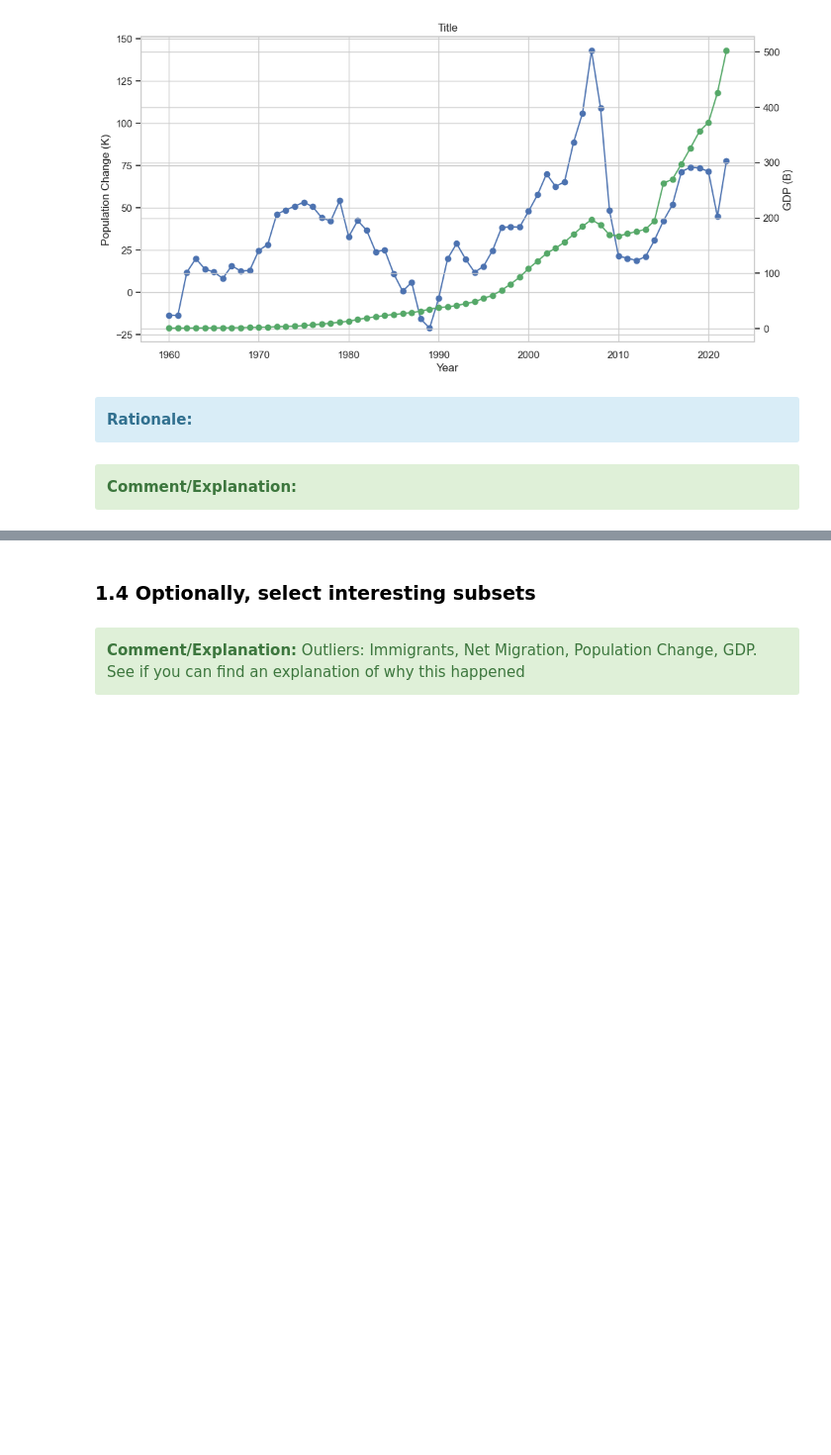
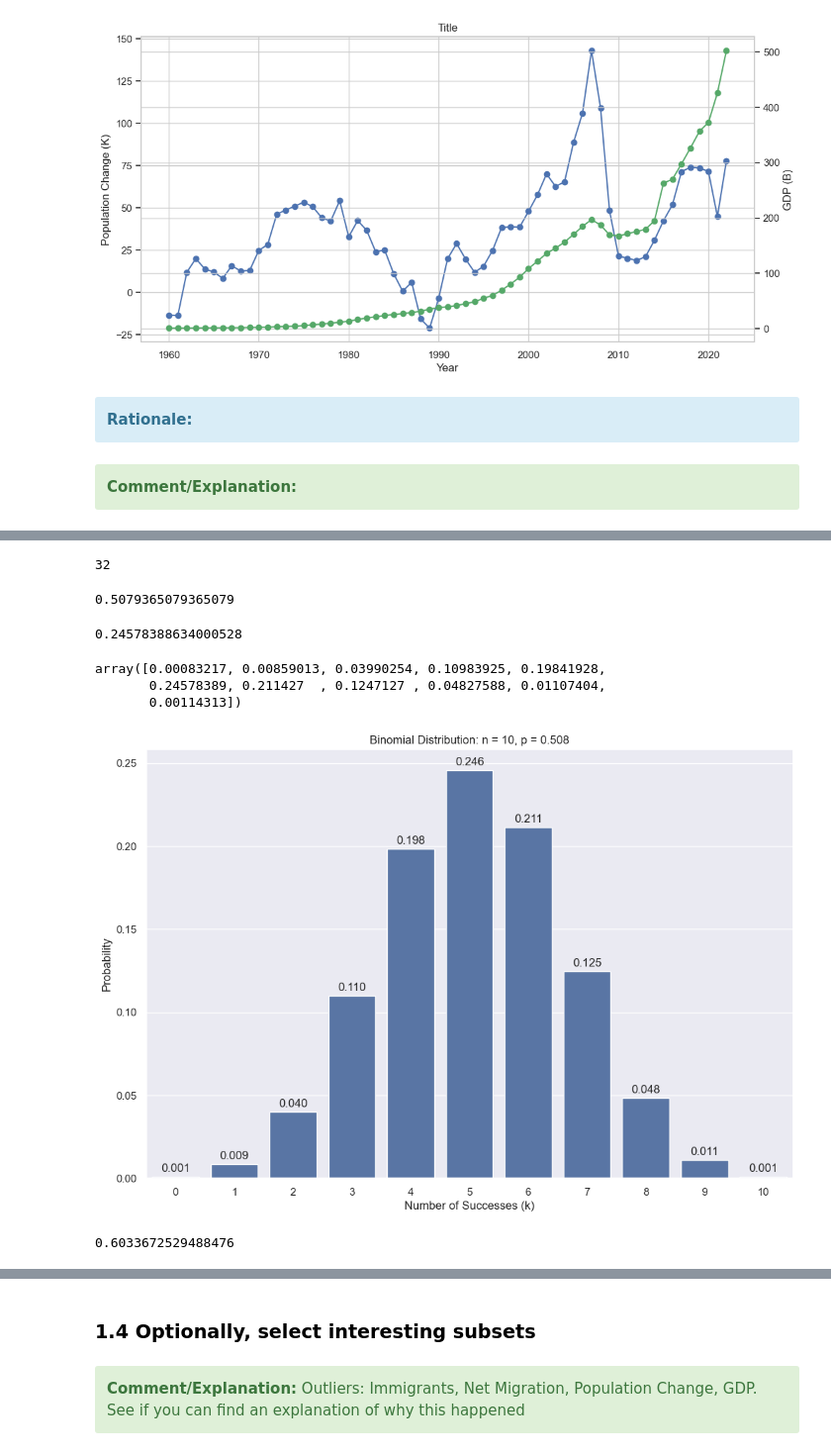
Before and after one commit to sba23014/cct_msc_data_analytics, a Jupyter notebook: s1_ca1/MSC_DA_CA1_final.ipynb, the cells around one changed output, grey strips where cells are left out. Shown at 99% size. Cells and saved outputs as stored; diff of their text form; code cells hidden in the pictures; blank space fills up the shorter version.

```diff
--- a/s1_ca1/MSC_DA_CA1_final.ipynb
+++ b/s1_ca1/MSC_DA_CA1_final.ipynb
@@ -1261,0 +1265,57 @@ plt.show()
+# %%
+# Calculate no. years with positive net migration
+positive_migration = merged_df[merged_df['Net Migration (K)'] > 0].shape[0]
+
+# Validate results
+positive_migration
+# %% [output]
+32
+# %%
+# Total number of 'Years' in dataset
+n = 63
+
+# Calculate probability of a year with 'positive' migration
+p = positive_migration / n
+
+# Validate results
+p
+# %% [output]
+0.5079365079365079
+# %%
+# Calculate probability of 'Net Migration' being positive exactly 5 Years in a 10 Year sample
+binom.pmf(k = 5, n = 10, p = p)
+# %% [output]
+0.24578388634000528
+# %%
+# Want to expand it see the probability for a range of k values given a fixed sample
+# Binomial probablity that 'Net Migration' will be positive in exactly 'k' number of years
+k_range = np.arange(0, 11)
+
+# Re-run my binomial function for the range of k_values & assign to new variable
+pmf_range = binom.pmf(k = k_range, n = 10, p = p)
+
+# Validate the pmf values
+pmf_range
+# %% [output]
+array([0.00083217, 0.00859013, 0.03990254, 0.10983925, 0.19841928,
+       0.24578389, 0.211427  , 0.1247127 , 0.04827588, 0.01107404,
+       0.00114313])
+# %%
+# Plot the binomial probabilities using a bar chart
+plt.figure(figsize = (12, 8))
+sns.barplot(x = k_range, y = pmf_range, color='b')
+plt.xlabel('Number of Successes (k)')
+plt.ylabel('Probability')
+plt.title('Binomial Distribution: n = 10, p = 0.508')
+
+# Add annotations for each bar containing the probability values
+for i, v in enumerate(pmf_range):
+    plt.text(i, v + 0.003, "{:.3f}".format(v), ha ='center');
+# %% [output]
+[figure, added]
+# %%
+# Cumulative distribution function (CDF) provides a more comprehensive view by giving the probability of observing k or
+# fewer successes in n trials
+binom.cdf(k = 5, n = 10, p = p)
+# %% [output]
+0.6033672529488476
```
Also changed, not shown: parts of 5 cells of this notebook, 1 other file.
